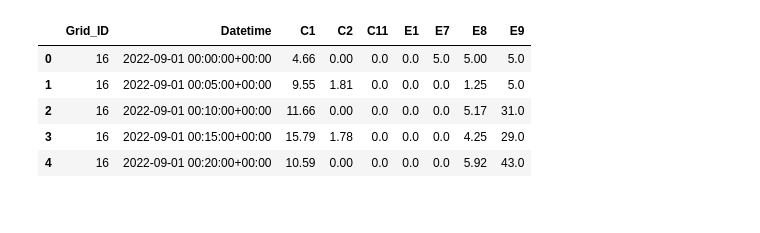
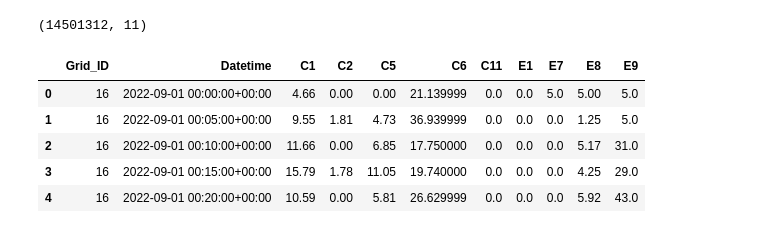
Before and after one commit to RocketFan/traffic-monitoring, a Jupyter notebook: som_traffic_anomalies.ipynb, the cells around one changed output. Cells and saved outputs as stored; diff of their text form; code cells hidden in the pictures.

```diff
--- a/som_traffic_anomalies.ipynb
+++ b/som_traffic_anomalies.ipynb
@@ -1,16 +1,18 @@
 # %%
 import cml
 
 vodafone_data = cml.VodafoneData()
 vodafone_roads_df = vodafone_data.read('data/vodafone_main_roads/')
 vodafone_data.preprocess(vodafone_roads_df)
-columns = ['Grid_ID', 'Datetime', 'C1', 'C2', 'C11', 'E1', 'E7', 'E8', 'E9']
+columns = ['Grid_ID', 'Datetime', 'C1', 'C2', 'C5', 'C6', 'C11', 'E1', 'E7', 'E8', 'E9']
 vodafone_roads_df = vodafone_roads_df[columns]
+print(vodafone_roads_df.shape)
 vodafone_roads_df.head()
 # %% [output]
+(14501312, 11)
-|  | Grid_ID | Datetime | C1 | C2 | C11 | E1 | E7 | E8 | E9 |
-| 0 | 16 | 2022-09-01 00:00:00+00:00 | 4.66 | 0.00 | 0.0 | 0.0 | 5.0 | 5.00 | 5.0 |
-| 1 | 16 | 2022-09-01 00:05:00+00:00 | 9.55 | 1.81 | 0.0 | 0.0 | 0.0 | 1.25 | 5.0 |
-| 2 | 16 | 2022-09-01 00:10:00+00:00 | 11.66 | 0.00 | 0.0 | 0.0 | 0.0 | 5.17 | 31.0 |
-| 3 | 16 | 2022-09-01 00:15:00+00:00 | 15.79 | 1.78 | 0.0 | 0.0 | 0.0 | 4.25 | 29.0 |
-| 4 | 16 | 2022-09-01 00:20:00+00:00 | 10.59 | 0.00 | 0.0 | 0.0 | 0.0 | 5.92 | 43.0 |
+|  | Grid_ID | Datetime | C1 | C2 | C5 | C6 | C11 | E1 | E7 | E8 | E9 |
+| 0 | 16 | 2022-09-01 00:00:00+00:00 | 4.66 | 0.00 | 0.00 | 21.139999 | 0.0 | 0.0 | 5.0 | 5.00 | 5.0 |
+| 1 | 16 | 2022-09-01 00:05:00+00:00 | 9.55 | 1.81 | 4.73 | 36.939999 | 0.0 | 0.0 | 0.0 | 1.25 | 5.0 |
+| 2 | 16 | 2022-09-01 00:10:00+00:00 | 11.66 | 0.00 | 6.85 | 17.750000 | 0.0 | 0.0 | 0.0 | 5.17 | 31.0 |
+| 3 | 16 | 2022-09-01 00:15:00+00:00 | 15.79 | 1.78 | 11.05 | 19.740000 | 0.0 | 0.0 | 0.0 | 4.25 | 29.0 |
+| 4 | 16 | 2022-09-01 00:20:00+00:00 | 10.59 | 0.00 | 5.81 | 26.629999 | 0.0 | 0.0 | 0.0 | 5.92 | 43.0 |
```
Also changed, not shown: parts of 12 cells of this notebook, 1 other file.
